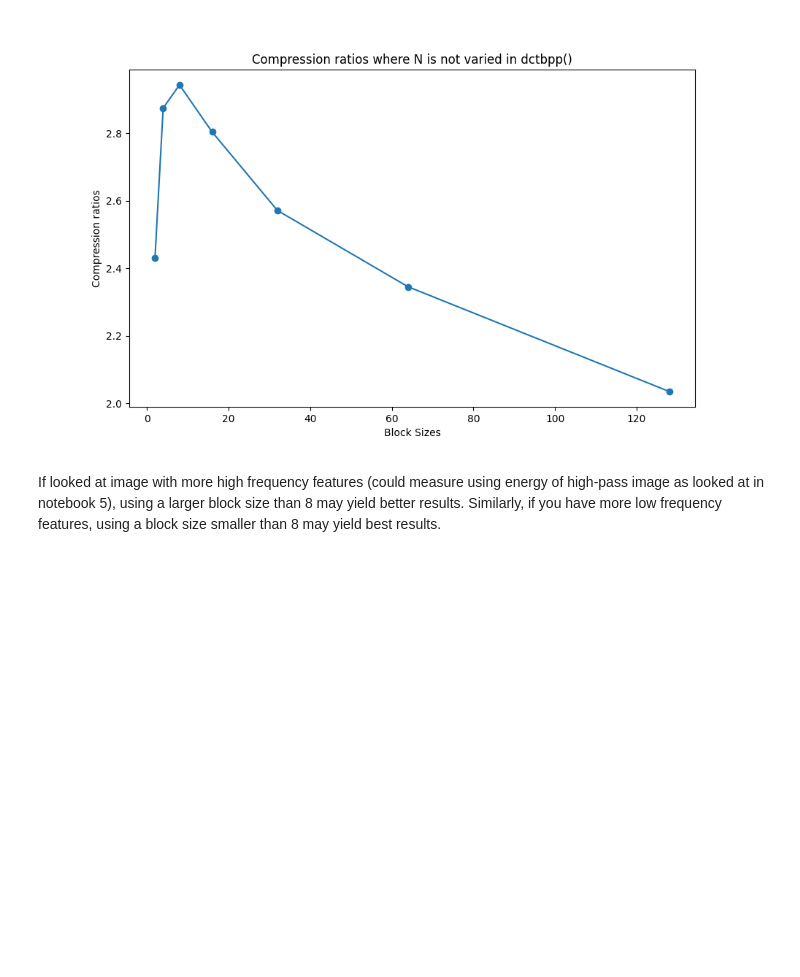
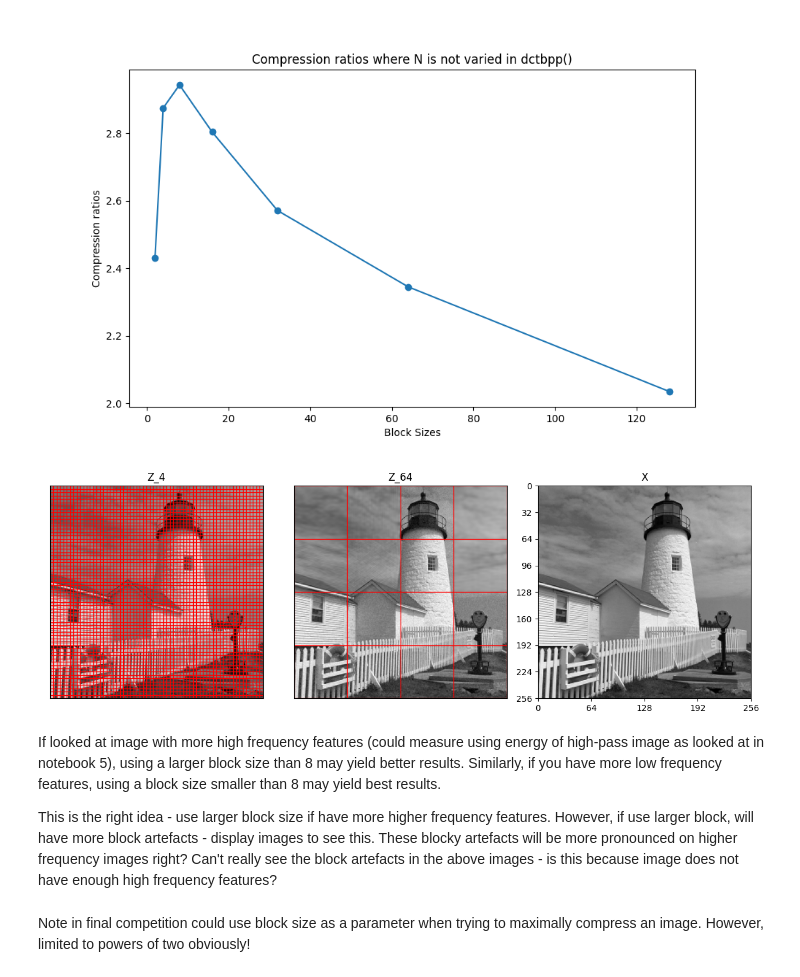
Before and after one commit to edwardtownsend/sf2, a Jupyter notebook: 7-the-discrete-cosine-transform.ipynb, the cells around one changed output. Drawn from its saved outputs; the diff is of its cells as text; code cells hidden in the pictures; blank space fills up the shorter version.

```diff
--- a/7-the-discrete-cosine-transform.ipynb
+++ b/7-the-discrete-cosine-transform.ipynb
@@ -609,5 +614,46 @@ ax.set_title('Compression ratios where N is not varied in dctbpp()')
 plt.show()
 # %% [output]
 [figure]
+# %%
+C64 = dct_ii(64)
+
+Y_4 = colxfm(colxfm(X, C4).T, C4).T
+step_size_4 = find_step_equal_rms(X, C4)
+Yq_4 = quantise(Y_4, step_size_4)
+
+Y_64 = colxfm(colxfm(X, C64).T, C64).T
+step_size_64 = find_step_equal_rms(X, C64)
+Yq_64 = quantise(Y_64, step_size_64)
+
+Z_4 = colxfm(colxfm(Yq_4.T, C4.T).T, C4.T)
+Z_64 = colxfm(colxfm(Yq_64.T, C64.T).T, C64.T)
+
+def plot_image_with_grid(image, ax, block_size):
+    ax.imshow(image, cmap='gray', aspect='equal')
+    ax.set_xticks(np.arange(-0.5, image.shape[1], block_size), minor=True)
+    ax.set_yticks(np.arange(-0.5, image.shape[0], block_size), minor=True)
+    ax.grid(which='minor', color='r', linestyle='-', linewidth=1)
+    ax.tick_params(which='minor', size=0)
+    ax.set_xticks([])
+    ax.set_yticks([])
+
+fig, axs = plt.subplots(1, 3, figsize=(12, 4))
+plot_image_with_grid(Z_4, ax=axs[0], block_size=4)
+axs[0].set(title='Z_4')
+
+plot_image_with_grid(Z_64, ax=axs[1], block_size=64)
+axs[1].set(title='Z_64')
+
+plot_image(X, ax=axs[2])
+axs[2].set(title='X')
+
+plt.tight_layout()
+plt.show()
+# %% [output]
+[figure, added]
 # %% [markdown]
 If looked at image with more high frequency features (could measure using energy of high-pass image as looked at in notebook 5), using a larger block size than 8 may yield better results. Similarly, if you have more low frequency features, using a block size smaller than 8 may yield best results.
+
+This is the right idea - use larger block size if have more higher frequency features. However, if use larger block, will have more block artefacts - display images to see this. These blocky artefacts will be more pronounced on higher frequency images right? Can't really see the block artefacts in the above images - is this because image does not have enough high frequency features?
+# %% [markdown]
+Note in final competition could use block size as a parameter when trying to maximally compress an image. However, limited to powers of two obviously!
```
Also changed, not shown: parts of 6 cells of this notebook, 3 other files.
